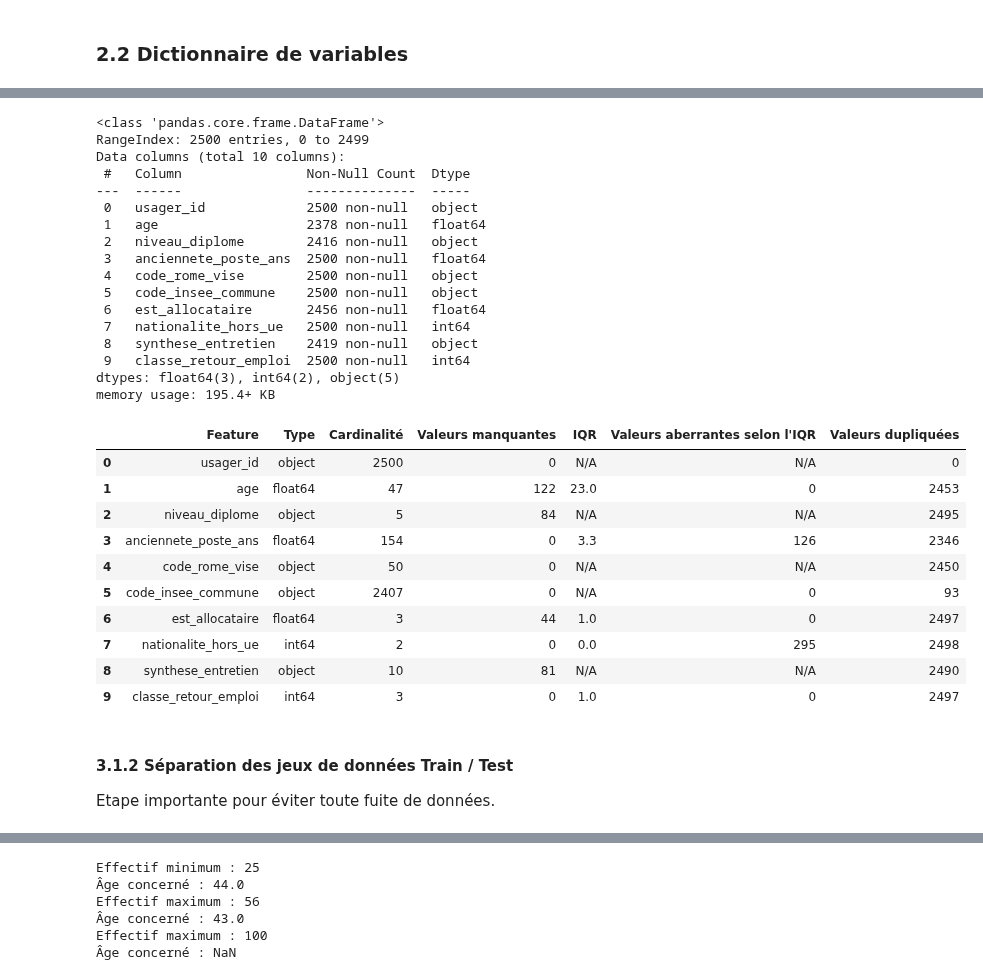
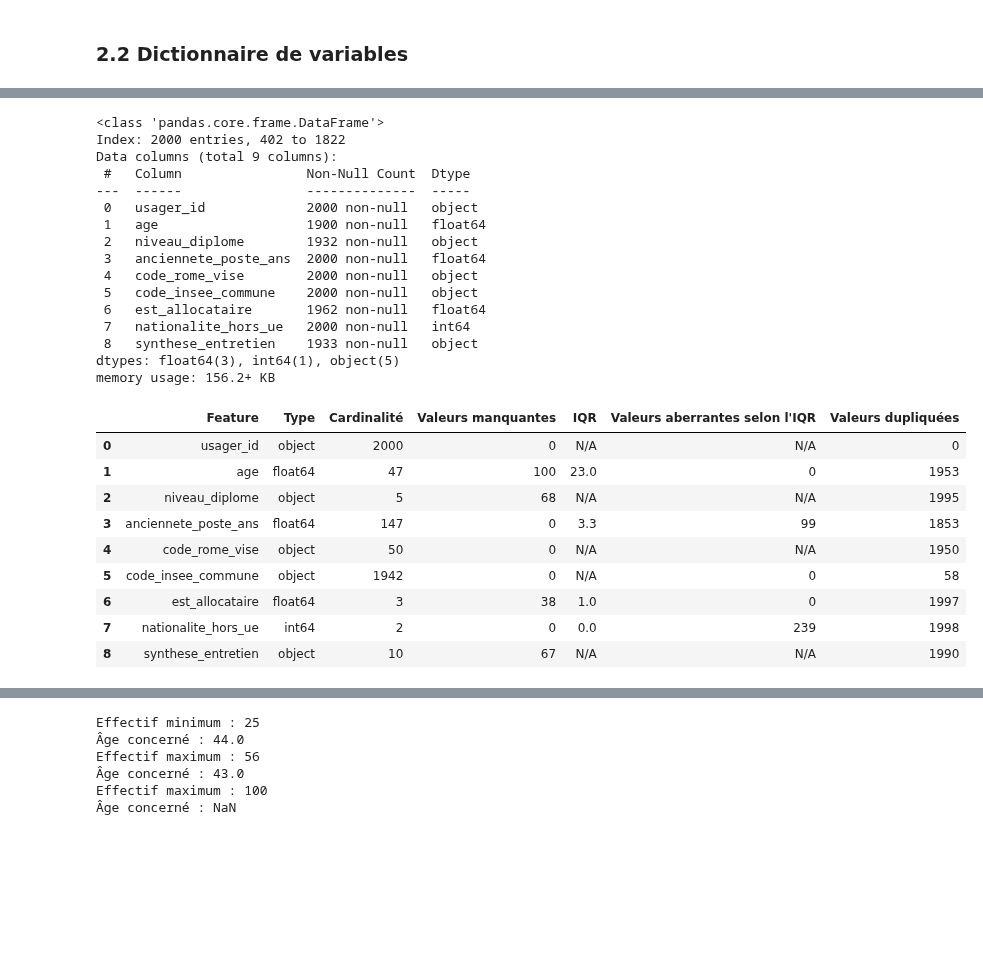
Before and after one commit to Morpheis83/m9, a Jupyter notebook: notebooks/cas-usage-evrard.ipynb, the cells around one changed output, grey strips where cells are left out. Drawn from its saved outputs; the diff is of its cells as text; code cells hidden in the pictures; blank space fills up the shorter version.

```diff
--- a/notebooks/cas-usage-evrard.ipynb
+++ b/notebooks/cas-usage-evrard.ipynb
@@ -247,40 +266,34 @@ Cette approche multi-scénario est à prendre en compte dans l'analyse de donné
 # %%
-## 3.1 Premier coup d'œil
-df.head()
-df.info()
-df.describe(include="all")
+## 3.1.2 Profinling
+df_train.head()
+df_train.info()
+df_train.describe(include="all")
 
-display(profiler(df))
+display(profiler(df_train))
 # %% [output]
 <class 'pandas.core.frame.DataFrame'>
-RangeIndex: 2500 entries, 0 to 2499
-Data columns (total 10 columns):
+Index: 2000 entries, 402 to 1822
+Data columns (total 9 columns):
  #   Column                Non-Null Count  Dtype
 ---  ------                --------------  -----
- 0   usager_id             2500 non-null   object
- 1   age                   2378 non-null   float64
- 2   niveau_diplome        2416 non-null   object
- 3   anciennete_poste_ans  2500 non-null   float64
- 4   code_rome_vise        2500 non-null   object
- 5   code_insee_commune    2500 non-null   object
- 6   est_allocataire       2456 non-null   float64
- 7   nationalite_hors_ue   2500 non-null   int64
- 8   synthese_entretien    2419 non-null   object
- 9   classe_retour_emploi  2500 non-null   int64
-dtypes: float64(3), int64(2), object(5)
-memory usage: 195.4+ KB
+ 0   usager_id             2000 non-null   object
+ 1   age                   1900 non-null   float64
+ 2   niveau_diplome        1932 non-null   object
+ 3   anciennete_poste_ans  2000 non-null   float64
+ 4   code_rome_vise        2000 non-null   object
+ 5   code_insee_commune    2000 non-null   object
+ 6   est_allocataire       1962 non-null   float64
+ 7   nationalite_hors_ue   2000 non-null   int64
+ 8   synthese_entretien    1933 non-null   object
+dtypes: float64(3), int64(1), object(5)
+memory usage: 156.2+ KB
 |  | Feature | Type | Cardinalité | Valeurs manquantes | IQR | Valeurs aberrantes selon l'IQR | Valeurs dupliquées |
-| 0 | usager_id | object | 2500 | 0 | N/A | N/A | 0 |
-| 1 | age | float64 | 47 | 122 | 23.0 | 0 | 2453 |
-| 2 | niveau_diplome | object | 5 | 84 | N/A | N/A | 2495 |
-| 3 | anciennete_poste_ans | float64 | 154 | 0 | 3.3 | 126 | 2346 |
-| 4 | code_rome_vise | object | 50 | 0 | N/A | N/A | 2450 |
-| 5 | code_insee_commune | object | 2407 | 0 | N/A | 0 | 93 |
-| 6 | est_allocataire | float64 | 3 | 44 | 1.0 | 0 | 2497 |
-| 7 | nationalite_hors_ue | int64 | 2 | 0 | 0.0 | 295 | 2498 |
-| 8 | synthese_entretien | object | 10 | 81 | N/A | N/A | 2490 |
-| 9 | classe_retour_emploi | int64 | 3 | 0 | 1.0 | 0 | 2497 |
+| 0 | usager_id | object | 2000 | 0 | N/A | N/A | 0 |
+| 1 | age | float64 | 47 | 100 | 23.0 | 0 | 1953 |
+| 2 | niveau_diplome | object | 5 | 68 | N/A | N/A | 1995 |
+| 3 | anciennete_poste_ans | float64 | 147 | 0 | 3.3 | 99 | 1853 |
+| 4 | code_rome_vise | object | 50 | 0 | N/A | N/A | 1950 |
+| 5 | code_insee_commune | object | 1942 | 0 | N/A | 0 | 58 |
+| 6 | est_allocataire | float64 | 3 | 38 | 1.0 | 0 | 1997 |
+| 7 | nationalite_hors_ue | int64 | 2 | 0 | 0.0 | 239 | 1998 |
+| 8 | synthese_entretien | object | 10 | 67 | N/A | N/A | 1990 |
-# %% [markdown]
-#### 3.1.2 Séparation des jeux de données Train / Test
-
-Etape importante pour éviter toute fuite de données.
```
Also changed, not shown: parts of 14 cells of this notebook, 2 other files.
